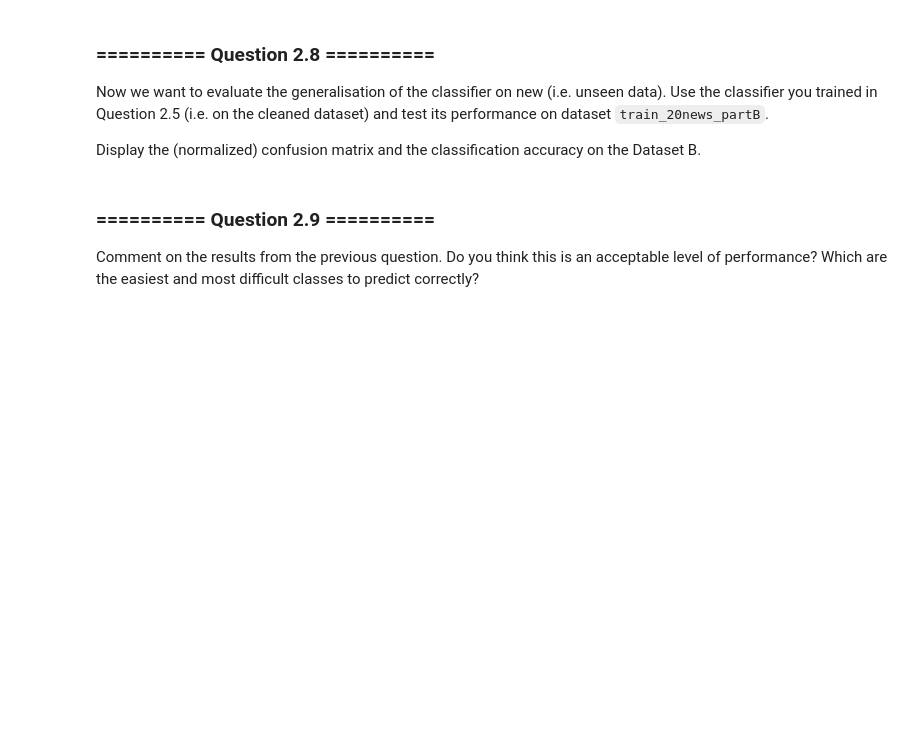
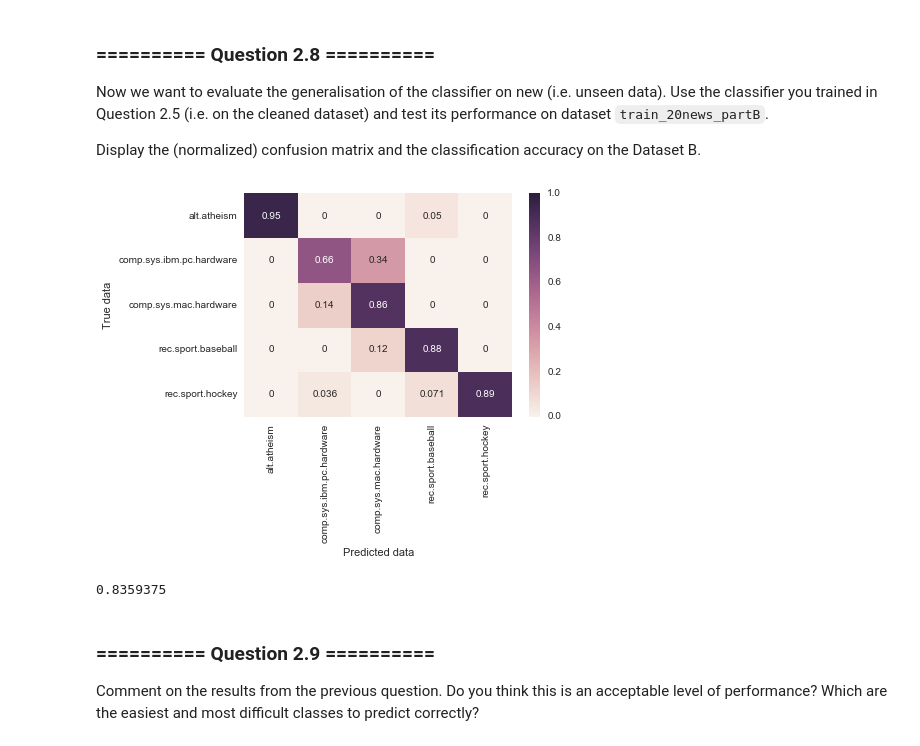
Before and after one commit to Dr-Alan-Turing/IAMachineLearning, a Jupyter notebook: 03_Assignment_1.ipynb, the cells around one changed output. Cells and saved outputs as stored; diff of their text form; code cells hidden in the pictures; blank space fills up the shorter version.

```diff
--- a/03_Assignment_1.ipynb
+++ b/03_Assignment_1.ipynb
@@ -331,3 +383,22 @@ Display the (normalized) confusion matrix and the classification accuracy on the
+# %%
+# Prepare dataset B
+x_B = news_B.drop({'class'}, axis=1, inplace=False)
+y_B = news_B['class']
+# Predict classes for dataset
+gnb_pred_B = gnb_classifier.predict(x_B)
+# Calculate normalised confusion matrix
+gnb_conf_matrix_B = confusion_matrix(y_B, gnb_pred_B)
+gnb_conf_matrix_B_norm = gnb_conf_matrix_B.astype('float') / gnb_conf_matrix_B.sum(axis=1)[:, np.newaxis]
+# Display confusion matrix
+sns.heatmap(gnb_conf_matrix_B_norm, xticklabels=classes, yticklabels=classes, vmin=0., vmax=1., annot=True)
+plt.ylabel('True data')
+plt.xlabel('Predicted data')
+plt.show()
+# Display accuracy
+print(gnb_classifier.score(x_B, y_B))
+# %% [output]
+[figure, added]
+0.8359375
 # %% [markdown]
 ### ========== Question 2.9 ==========
 
```
Also changed, not shown: parts of 17 cells of this notebook, 1 other file.
